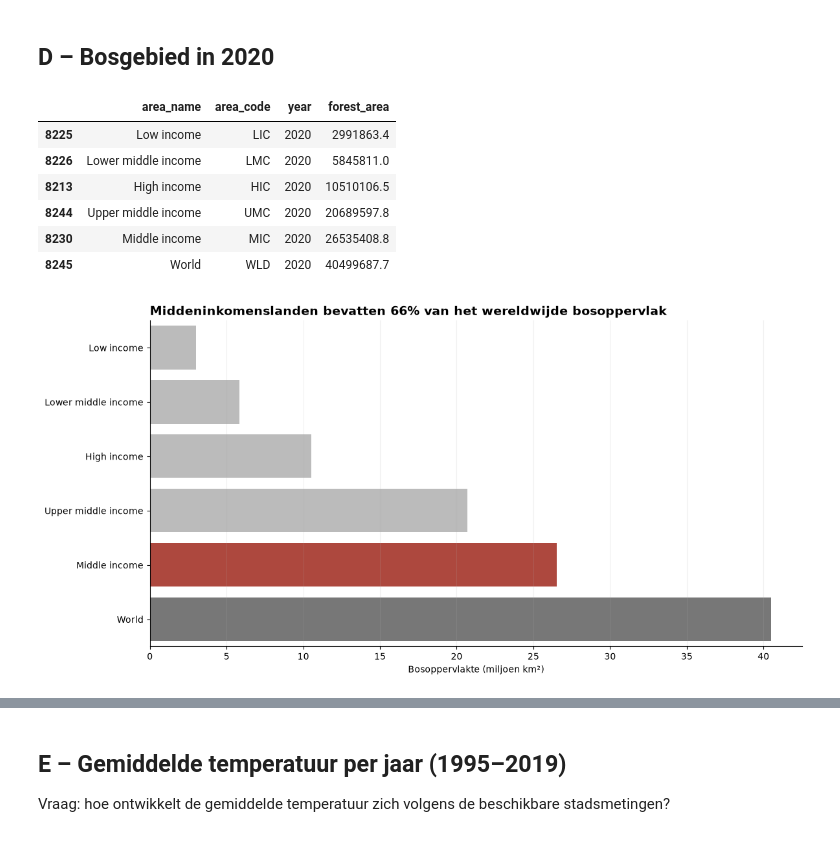
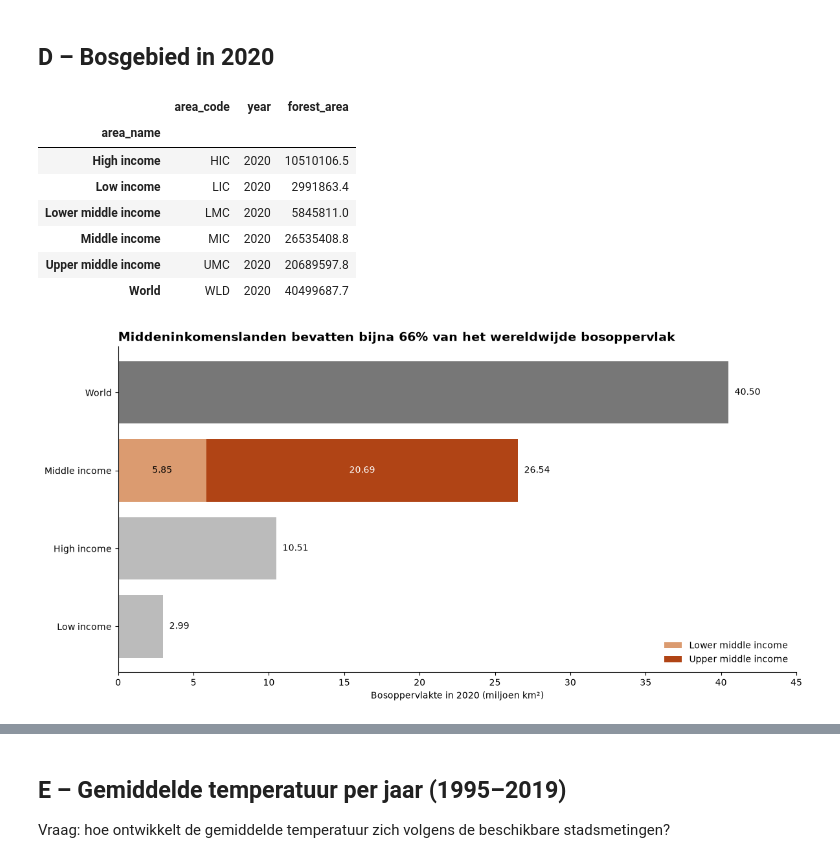
Before and after one commit to KaanAlhan2002/Visualisatie_Storytelling_Deel1_Groep26, a Jupyter notebook: eindopdracht_ACE_werkversie.ipynb, the cells around one changed output, grey strips where cells are left out. Drawn from its saved outputs; the diff is of its cells as text; code cells hidden in the pictures.

```diff
--- a/eindopdracht_ACE_werkversie.ipynb
+++ b/eindopdracht_ACE_werkversie.ipynb
@@ -210,47 +233,74 @@ groups = [
 
 forest_d = forest[forest["area_name"].isin(groups)]
 forest_d = forest_d[forest_d["year"] == 2020]
-forest_d = forest_d.sort_values("forest_area")
+
+forest_d = forest_d.set_index("area_name")
 
 display(forest_d)
 # %% [output]
-|  | area_name | area_code | year | forest_area |
-| 8225 | Low income | LIC | 2020 | 2991863.4 |
-| 8226 | Lower middle income | LMC | 2020 | 5845811.0 |
-| 8213 | High income | HIC | 2020 | 10510106.5 |
-| 8244 | Upper middle income | UMC | 2020 | 20689597.8 |
-| 8230 | Middle income | MIC | 2020 | 26535408.8 |
-| 8245 | World | WLD | 2020 | 40499687.7 |
+|  | area_code | year | forest_area |
+| area_name |  |  |  |
+| High income | HIC | 2020 | 10510106.5 |
+| Low income | LIC | 2020 | 2991863.4 |
+| Lower middle income | LMC | 2020 | 5845811.0 |
+| Middle income | MIC | 2020 | 26535408.8 |
+| Upper middle income | UMC | 2020 | 20689597.8 |
+| World | WLD | 2020 | 40499687.7 |
 # %%
+world = forest_d.loc["World", "forest_area"] / 1000000
+low = forest_d.loc["Low income", "forest_area"] / 1000000
+lower_middle = forest_d.loc["Lower middle income", "forest_area"] / 1000000
+middle = forest_d.loc["Middle income", "forest_area"] / 1000000
+upper_middle = forest_d.loc["Upper middle income", "forest_area"] / 1000000
+high = forest_d.loc["High income", "forest_area"] / 1000000
+
 plt.figure(figsize=(12, 6))
 
-sns.barplot(
-    data=forest_d,
-    x=forest_d["forest_area"] / 1000000,
-    y="area_name",
-    hue="area_name",
-    palette=["#BBBBBB", "#BBBBBB", "#BBBBBB",
-             "#BBBBBB", "#C0392B", "#777777"],
-    legend=False
-)
+plt.barh("World", world, color="#777777")
+plt.barh("Middle income", lower_middle, color="#DB9B70",
+         label="Lower middle income")
+
+plt.barh("Middle income", upper_middle, left=lower_middle,
+         color="#B04415", label="Upper middle income")
+
+plt.barh("High income", high, color="#BBBBBB")
+plt.barh("Low income", low, color="#BBBBBB")
+
+# Waarden naast de balken
+plt.text(world + 0.4, 0, f"{world:.2f}", va="center")
+plt.text(middle + 0.4, 1, f"{middle:.2f}", va="center")
+plt.text(high + 0.4, 2, f"{high:.2f}", va="center")
+plt.text(low + 0.4, 3, f"{low:.2f}", va="center")
+
+# Waarden binnen de gestapelde balk
+plt.text(lower_middle / 2, 1, f"{lower_middle:.2f}",
+         ha="center", va="center")
+
+plt.text(lower_middle + upper_middle / 2, 1,
+         f"{upper_middle:.2f}",
+         ha="center", va="center", color="white")
 
 plt.title(
-    "Middeninkomenslanden bevatten 66% van het wereldwijde bosoppervlak",
+    "Middeninkomenslanden bevatten bijna 66% van het wereldwijde bosoppervlak",
     fontsize=14,
     fontweight="bold",
     loc="left"
 )
 
-plt.xlabel("Bosoppervlakte (miljoen km²)")
-plt.ylabel("")
+plt.xlabel("Bosoppervlakte in 2020 (miljoen km²)")
+plt.xlim(0, 45)
 
-plt.grid(axis="x", alpha=0.2)
+plt.gca().invert_yaxis()
+
+plt.legend(frameon=False, loc="lower right")
+
+plt.grid(False)
 sns.despine()
 plt.tight_layout()
 
 plt.show()
 # %% [output]
-[figure, old version]
+[figure, new version]
 # %% [markdown]
 ### Onderbouwing grafiek D
 
```
Also changed, not shown: parts of 8 cells of this notebook, 1 other file.
